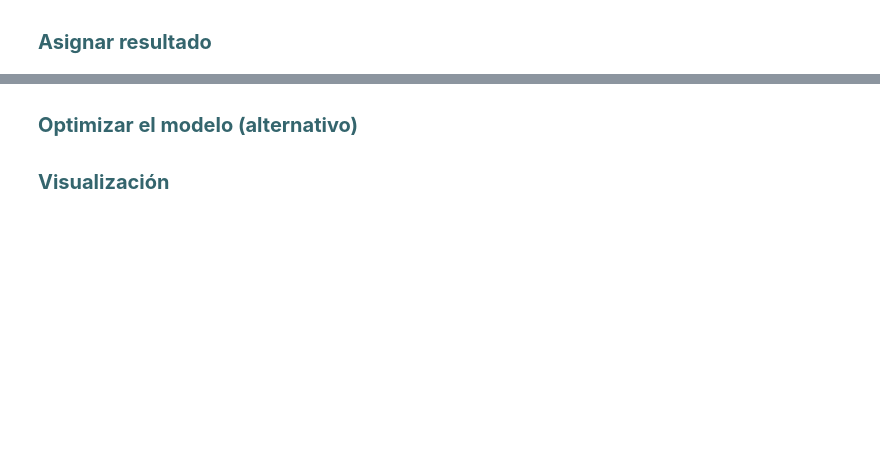
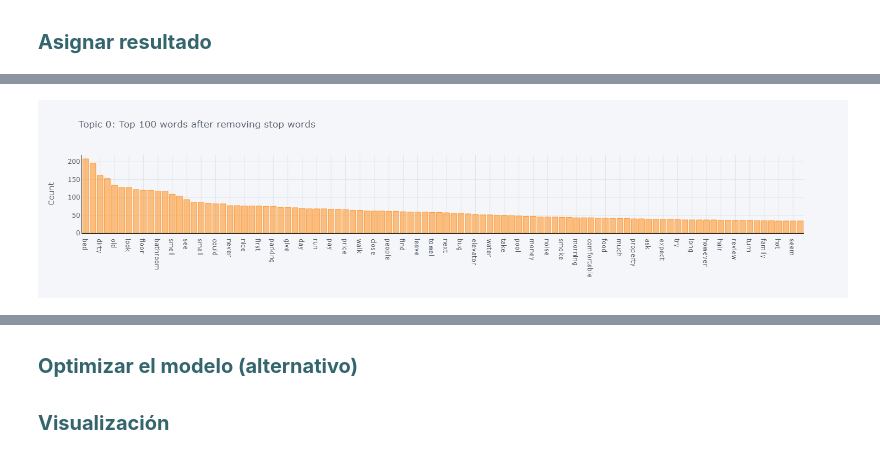
Before and after one commit to nicomorales/fallas2-ntbk, a Jupyter notebook: TP1.ipynb, the cells around one changed output, grey strips where cells are left out. Cells and saved outputs as stored; diff of their text form; code cells hidden in the pictures; blank space fills up the shorter version.

```diff
--- a/TP1.ipynb
+++ b/TP1.ipynb
@@ -161,0 +212,4 @@ lda_results = assign_model(lda)
+# %%
+plot_model(model=lda3, plot = 'frequency', topic_num = 'Topic 0')
+# %% [output]
+[figure, added]
```
Also changed, not shown: parts of 28 cells of this notebook, 1 other file.
